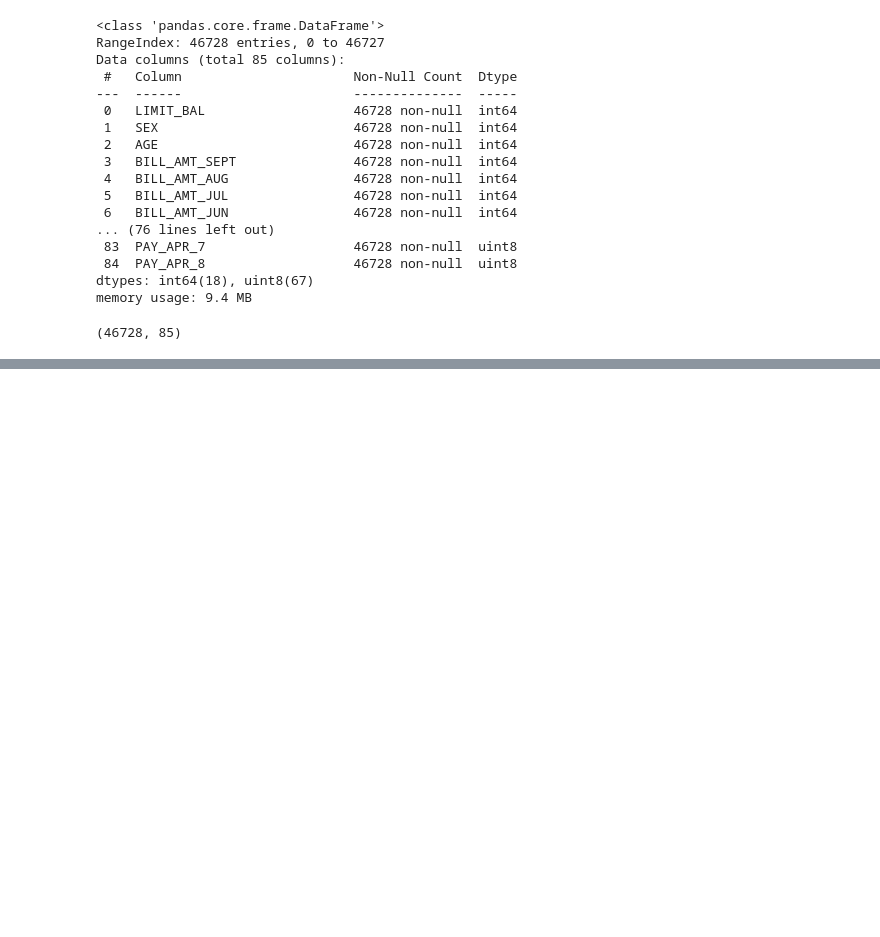
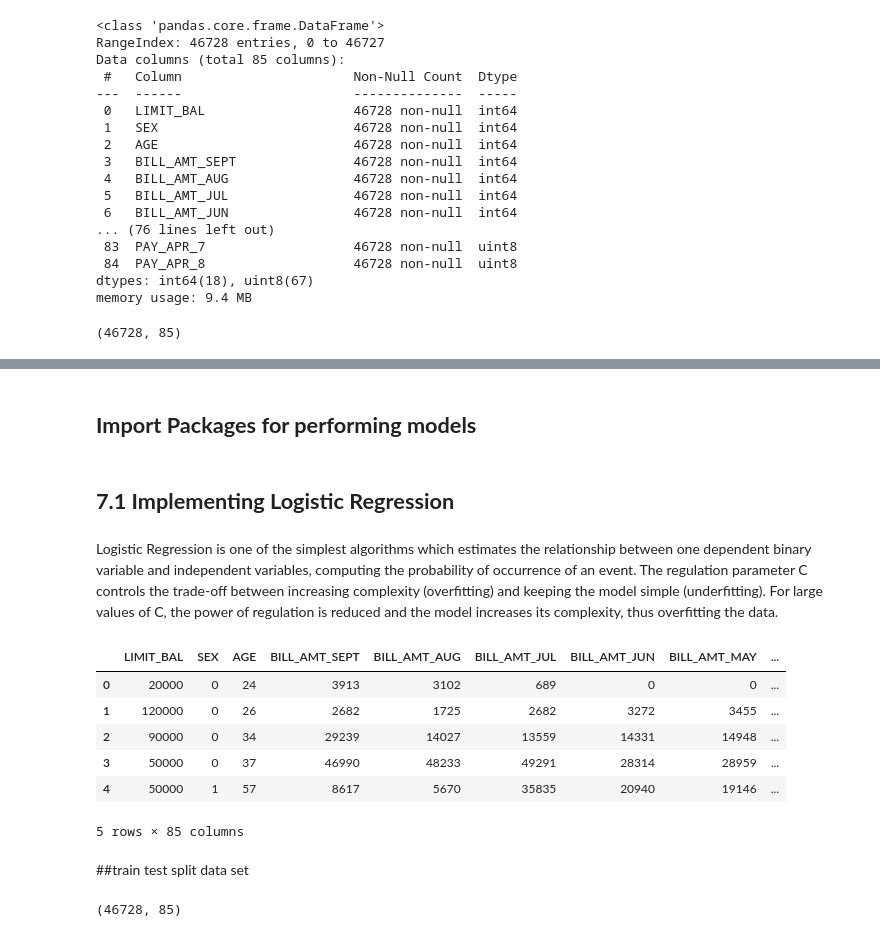
Before and after one commit to AkashSalmuthe/Credit-Card-Default-Prediction, a Jupyter notebook: Credit_Card_Default_Prediction_Capstone_Project.ipynb, the cells around one changed output, grey strips where cells are left out. Saved outputs shown, nothing was run; the diff lists cells and outputs as text; code cells hidden in the pictures; blank space fills up the shorter version.

```diff
--- a/Credit_Card_Default_Prediction_Capstone_Project.ipynb
+++ b/Credit_Card_Default_Prediction_Capstone_Project.ipynb
@@ -916,0 +933,2 @@ credit_df_copy.shape
+# %% [markdown]
+## **Import Packages for performing models**
@@ -916,0 +951,24 @@ credit_df_copy.shape
+# %% [markdown]
+## **7.1 Implementing Logistic Regression**
+# %% [markdown]
+Logistic Regression is one of the simplest algorithms which estimates the relationship between one dependent binary variable and independent variables, computing the probability of occurrence of an event. The regulation parameter C controls the trade-off between increasing complexity (overfitting) and keeping the model simple (underfitting). For large values of C, the power of regulation is reduced and the model increases its complexity, thus overfitting the data.
+# %%
+#make a copy
+
+credit_df_logistic = credit_df_copy.copy()
+# %%
+credit_df_logistic.head()
+# %% [output]
+|  | LIMIT_BAL | SEX | AGE | BILL_AMT_SEPT | BILL_AMT_AUG | BILL_AMT_JUL | BILL_AMT_JUN | BILL_AMT_MAY | ... |
+| 0 | 20000 | 0 | 24 | 3913 | 3102 | 689 | 0 | 0 | ... |
+| 1 | 120000 | 0 | 26 | 2682 | 1725 | 2682 | 3272 | 3455 | ... |
+| 2 | 90000 | 0 | 34 | 29239 | 14027 | 13559 | 14331 | 14948 | ... |
+| 3 | 50000 | 0 | 37 | 46990 | 48233 | 49291 | 28314 | 28959 | ... |
+| 4 | 50000 | 1 | 57 | 8617 | 5670 | 35835 | 20940 | 19146 | ... |
+5 rows × 85 columns
+# %% [markdown]
+##train test split data set
+# %%
+credit_df_logistic.shape
+# %% [output]
+(46728, 85)
```
Also changed, not shown: parts of 40 cells of this notebook.
